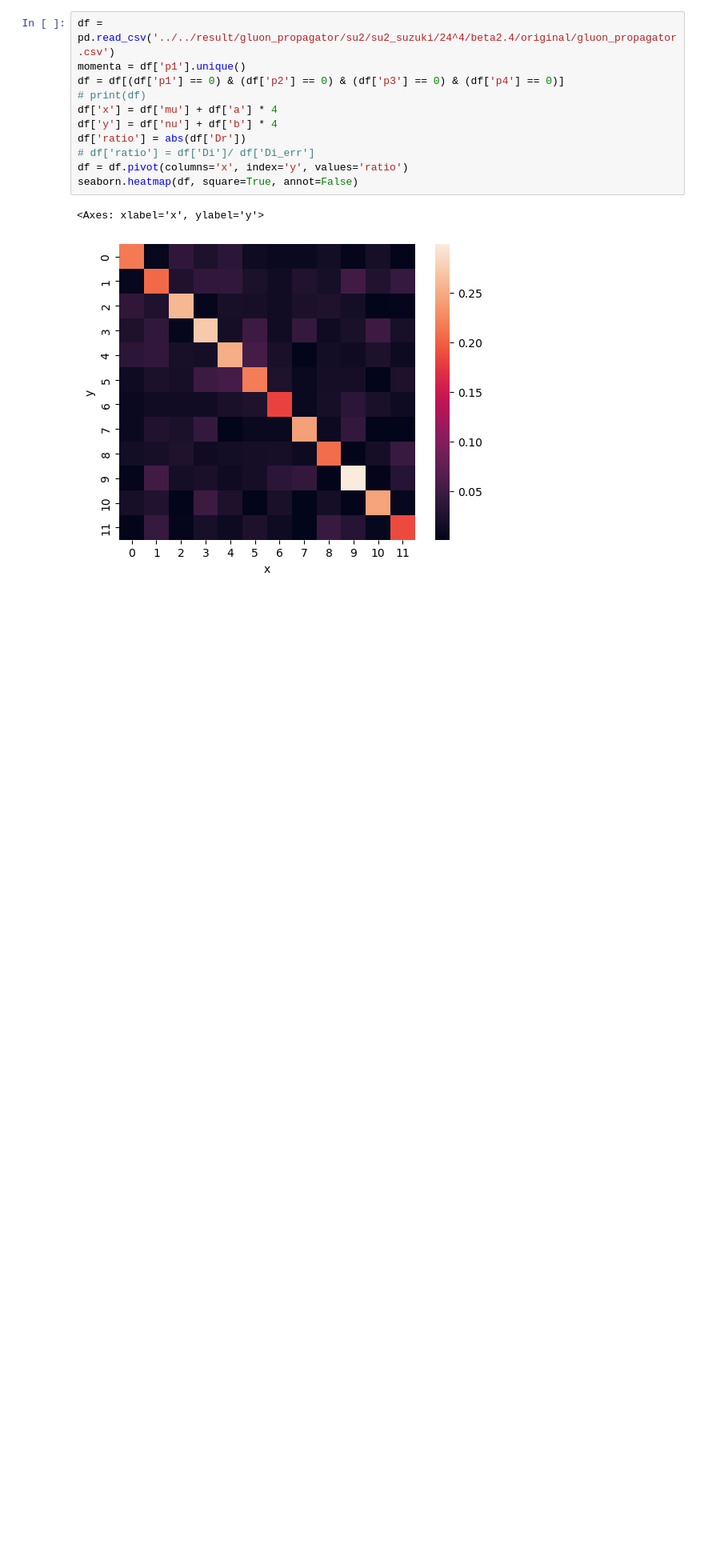
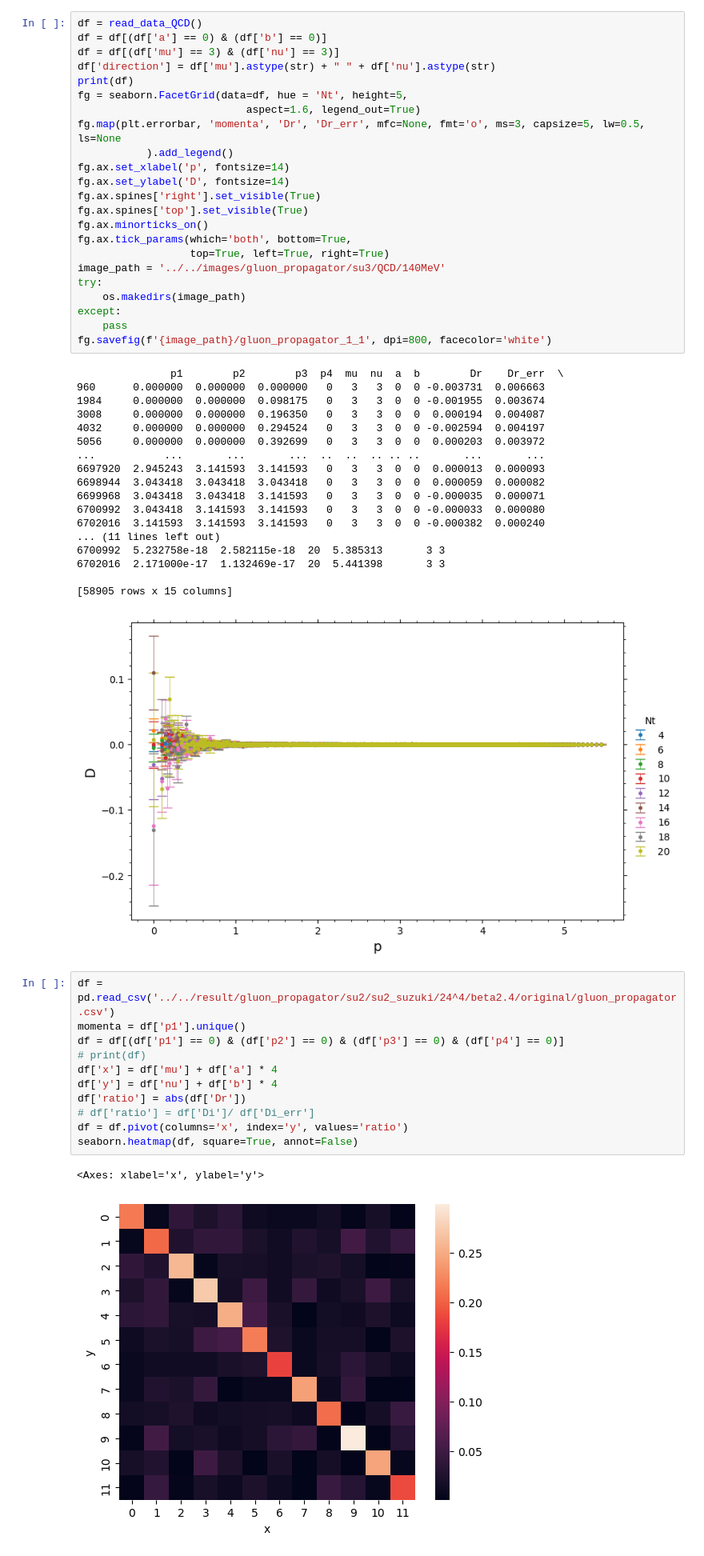
Before and after one commit to ilyakudrov/observables, a Jupyter notebook: python_jupyter/gluon_propagator/gluon_propagator.ipynb, the cells around one changed output. Shown at 80% size. Cells and saved outputs as stored; diff of their text form; blank space fills up the shorter version.

```diff
--- a/python_jupyter/gluon_propagator/gluon_propagator.ipynb
+++ b/python_jupyter/gluon_propagator/gluon_propagator.ipynb
@@ -7,3 +69,45 @@ import seaborn
+# %%
+df = read_data_QCD()
+df = df[(df['a'] == 0) & (df['b'] == 0)]
+df = df[(df['mu'] == 3) & (df['nu'] == 3)]
+df['direction'] = df['mu'].astype(str) + " " + df['nu'].astype(str)
+print(df)
+fg = seaborn.FacetGrid(data=df, hue = 'Nt', height=5,
+                           aspect=1.6, legend_out=True)
+fg.map(plt.errorbar, 'momenta', 'Dr', 'Dr_err', mfc=None, fmt='o', ms=3, capsize=5, lw=0.5, ls=None
+           ).add_legend()
+fg.ax.set_xlabel('p', fontsize=14)
+fg.ax.set_ylabel('D', fontsize=14)
+fg.ax.spines['right'].set_visible(True)
+fg.ax.spines['top'].set_visible(True)
+fg.ax.minorticks_on()
+fg.ax.tick_params(which='both', bottom=True,
+                  top=True, left=True, right=True)
+image_path = '../../images/gluon_propagator/su3/QCD/140MeV'
+try:
+    os.makedirs(image_path)
+except:
+    pass
+fg.savefig(f'{image_path}/gluon_propagator_1_1', dpi=800, facecolor='white')
+# %% [output]
+               p1        p2        p3  p4  mu  nu  a  b        Dr    Dr_err  \
+960      0.000000  0.000000  0.000000   0   3   3  0  0 -0.003731  0.006663
+1984     0.000000  0.000000  0.098175   0   3   3  0  0 -0.001955  0.003674
+3008     0.000000  0.000000  0.196350   0   3   3  0  0  0.000194  0.004087
+4032     0.000000  0.000000  0.294524   0   3   3  0  0 -0.002594  0.004197
+5056     0.000000  0.000000  0.392699   0   3   3  0  0  0.000203  0.003972
+...           ...       ...       ...  ..  ..  .. .. ..       ...       ...
+6697920  2.945243  3.141593  3.141593   0   3   3  0  0  0.000013  0.000093
+6698944  3.043418  3.043418  3.043418   0   3   3  0  0  0.000059  0.000082
+6699968  3.043418  3.043418  3.141593   0   3   3  0  0 -0.000035  0.000071
+6700992  3.043418  3.141593  3.141593   0   3   3  0  0 -0.000033  0.000080
+6702016  3.141593  3.141593  3.141593   0   3   3  0  0 -0.000382  0.000240
+... (11 lines left out)
+6700992  5.232758e-18  2.582115e-18  20  5.385313       3 3
+6702016  2.171000e-17  1.132469e-17  20  5.441398       3 3
+
+[58905 rows x 15 columns]
+[figure, added]
 # %%
 df = pd.read_csv('../../result/gluon_propagator/su2/su2_suzuki/24^4/beta2.4/original/gluon_propagator.csv')
 momenta = df['p1'].unique()
```
Also changed, not shown: parts of 4 cells of this notebook, 3 other files.
